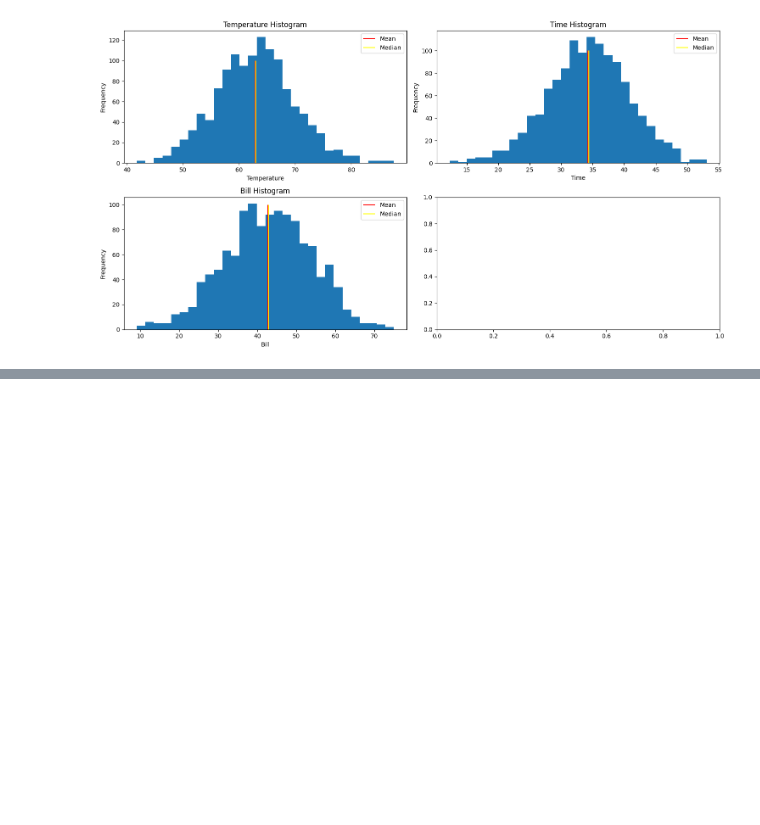
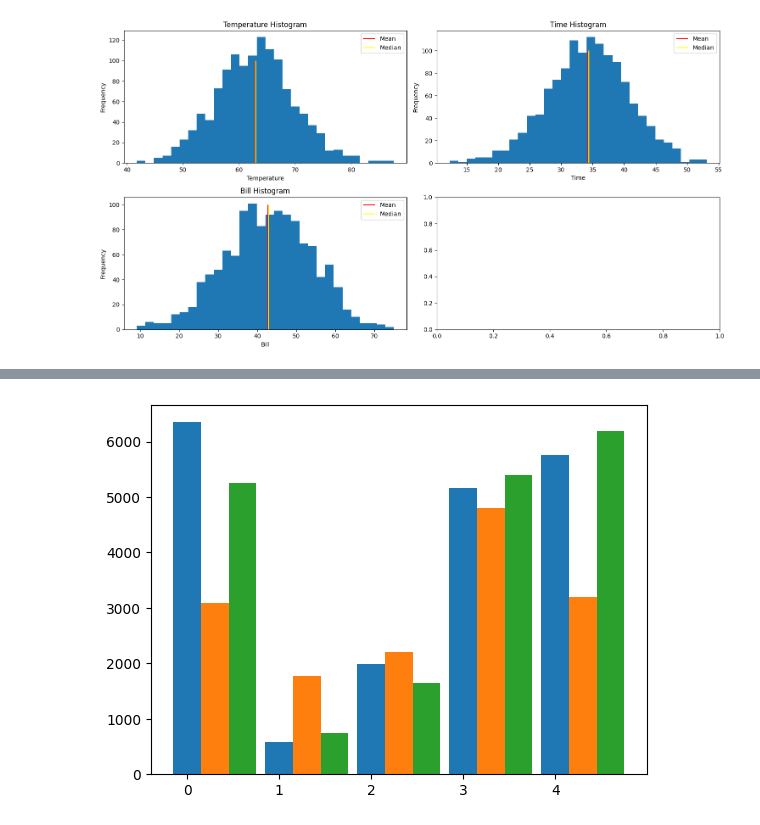
Before and after one commit to abhisunny2610/Data-Science, a Jupyter notebook: Visualization/Pizza Delivery Anly.ipynb, the cells around one changed output, grey strips where cells are left out. Drawn from its saved outputs; the diff is of its cells as text; code cells hidden in the pictures; blank space fills up the shorter version.

Commit message:
Bar Chart

```diff
--- a/Visualization/Pizza Delivery Anly.ipynb
+++ b/Visualization/Pizza Delivery Anly.ipynb
@@ -185,3 +185,5 @@ axes3.legend()
 # %% [output]
 <matplotlib.legend.Legend at 0x...>
 [figure]
+# %%
+drivers_group = df.groupby("driver")
@@ -187,0 +248,2 @@ axes3.legend()
+# %%
+driver_revenue_per_branch = drivers_group.apply(lambda group:group.groupby("branch")["bill"].sum())
@@ -187,0 +260,15 @@ axes3.legend()
+# %%
+fig , axes = plt.subplots()
+
+labels = np.arange(len(driver_revenue_per_branch.index))
+
+width = 0.3
+offset = 0
+
+for drivers, values in driver_revenue_per_branch.items():
+    axes.bar(labels+offset, values, width=width, label=drivers)
+    offset +=width
+
+plt.show()
+# %% [output]
+[figure, added]
```
Also changed, not shown: parts of 13 cells of this notebook, 2 other files.
